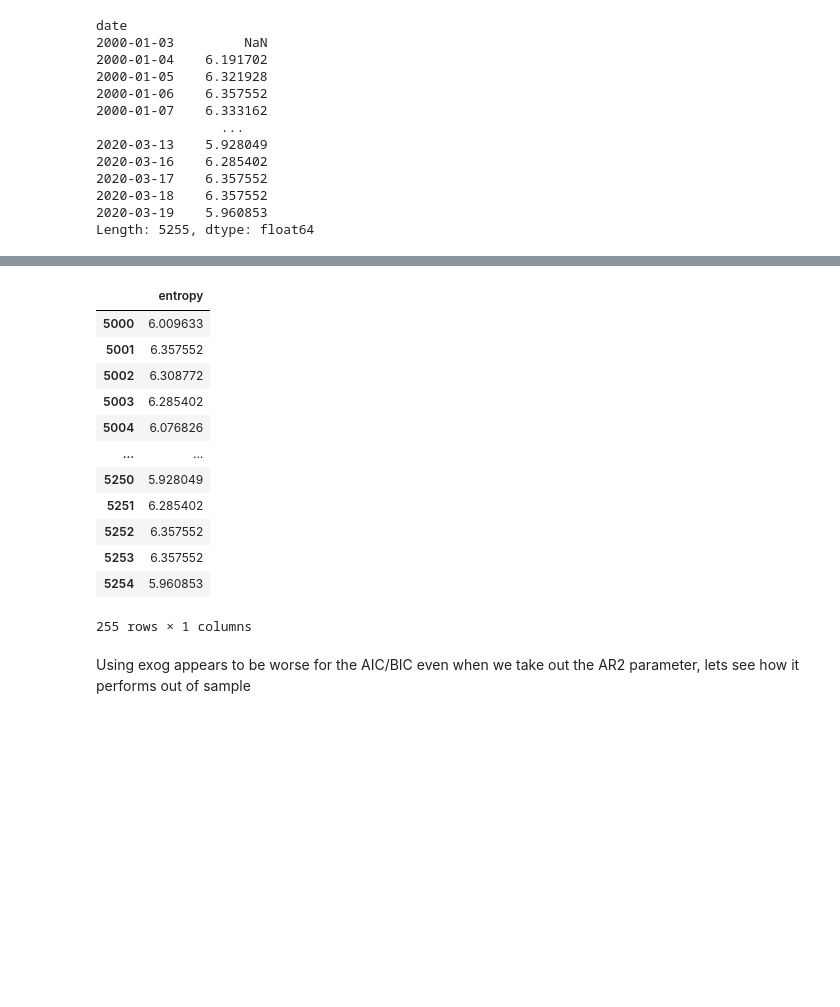
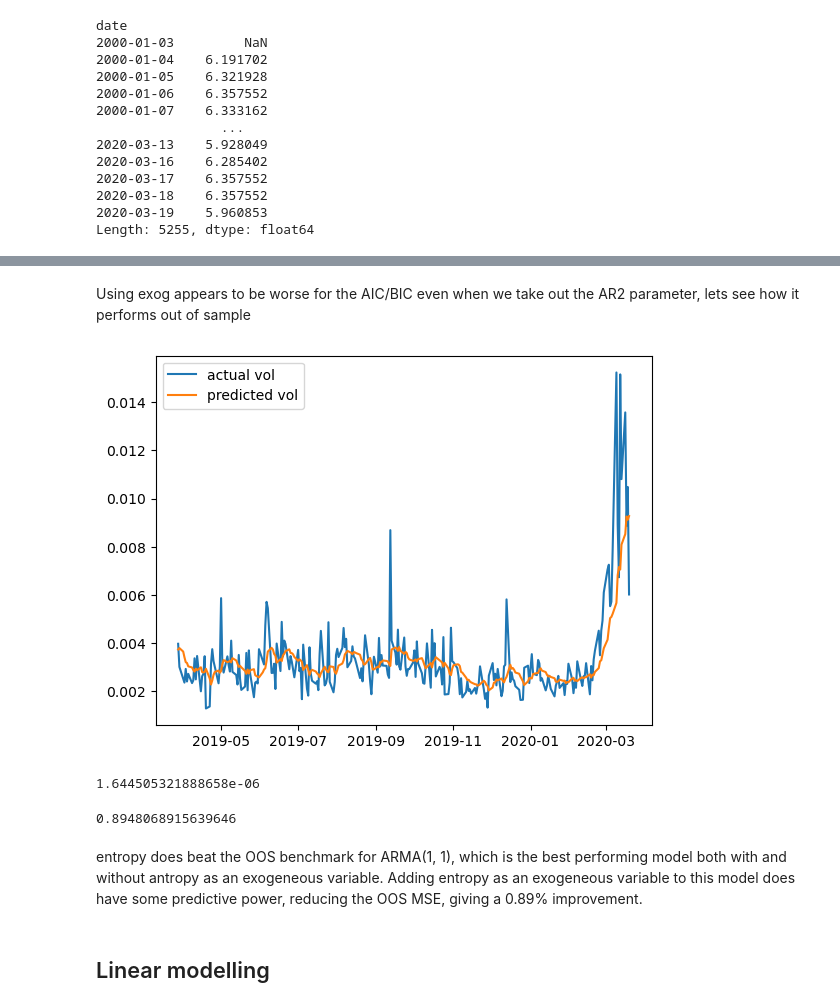
Before and after one commit to cameronjm123/home_research, a Jupyter notebook: research_projects/volatility_entropy_pred.ipynb, the cells around one changed output, grey strips where cells are left out. Drawn from its saved outputs; the diff is of its cells as text; code cells hidden in the pictures; blank space fills up the shorter version.

```diff
--- a/research_projects/volatility_entropy_pred.ipynb
+++ b/research_projects/volatility_entropy_pred.ipynb
@@ -581,13 +436,17 @@ date
 2020-03-19    5.960853
 Length: 5255, dtype: float64
 # %%
-entropy_prev_day = pd.DataFrame(entropy_prev_day, columns=['entropy'])
+entropy_prev_day = pd.DataFrame(entropy_prev_day, columns=['entropy']).dropna()
+log_future_vol_entropy_ind = log_future_vol.loc[entropy_prev_day.index]
+log_future_train_intind = log_future_vol_entropy_ind.reset_index(drop=True)
 entropy_prev_day_intind = entropy_prev_day.reset_index(drop=True)
 
+log_future_vol_train = log_future_train_intind.iloc[:5000]
+log_future_vol_test = log_future_train_intind.iloc[5000:]
 entropy_prev_day_train = entropy_prev_day_intind.iloc[:5000]
 entropy_prev_day_test = entropy_prev_day_intind.iloc[5000:]
 
-arma_entropy_model = ARIMA(log_future_vol_train.iloc[1:], exog=entropy_prev_day_train.dropna(), order=(1, 0, 1))
+arma_entropy_model = ARIMA(log_future_vol_train, exog=entropy_prev_day_train, order=(1, 0, 1))
 res_entropy = arma_entropy_model.fit()
 print(res_entropy.summary())
 
@@ -634,18 +486,28 @@ entropy_prev_day_train.dropna()
-# %%
-entropy_prev_day_test
-# %% [output]
-|  | entropy |
-| 5000 | 6.009633 |
-| 5001 | 6.357552 |
-| 5002 | 6.308772 |
-| 5003 | 6.285402 |
-| 5004 | 6.076826 |
-| ... | ... |
-| 5250 | 5.928049 |
-| 5251 | 6.285402 |
-| 5252 | 6.357552 |
-| 5253 | 6.357552 |
-| 5254 | 5.960853 |
-255 rows × 1 columns
 # %% [markdown]
 Using exog appears to be worse for the AIC/BIC even when we take out the AR2 parameter, lets see how it performs out of sample
+# %%
+predicted_entropy = res_entropy.predict()
+predicted_entropy.index = log_future_vol_entropy_ind.iloc[5000:].index
+actual = log_future_vol_entropy_ind.iloc[5000:]
+
+actual_vol = vol_inverse_transform(actual)
+predicted_vol_entropy = vol_inverse_transform(predicted_entropy)
+plt.plot(actual_vol, label='actual vol')
+plt.plot(predicted_vol_entropy, label='predicted vol')
+plt.legend()
+plt.show()
+# %% [output]
+[figure, added]
+# %%
+mse = np.mean((actual_vol['vol'] - predicted_vol_entropy)**2)
+mse
+# %% [output]
+1.644505321888658e-06
+# %%
+100*(1.6593533298394577e-06 - 1.644505321888658e-06)/1.6593533298394577e-06
+# %% [output]
+0.8948068915639646
+# %% [markdown]
+entropy does beat the OOS benchmark for ARMA(1, 1), which is the best performing model both with and without antropy as an exogeneous variable. Adding entropy as an exogeneous variable to this model does have some predictive power, reducing the OOS MSE, giving a 0.89% improvement.
+# %% [markdown]
+## Linear modelling
```
Also changed, not shown: parts of 20 cells of this notebook.
